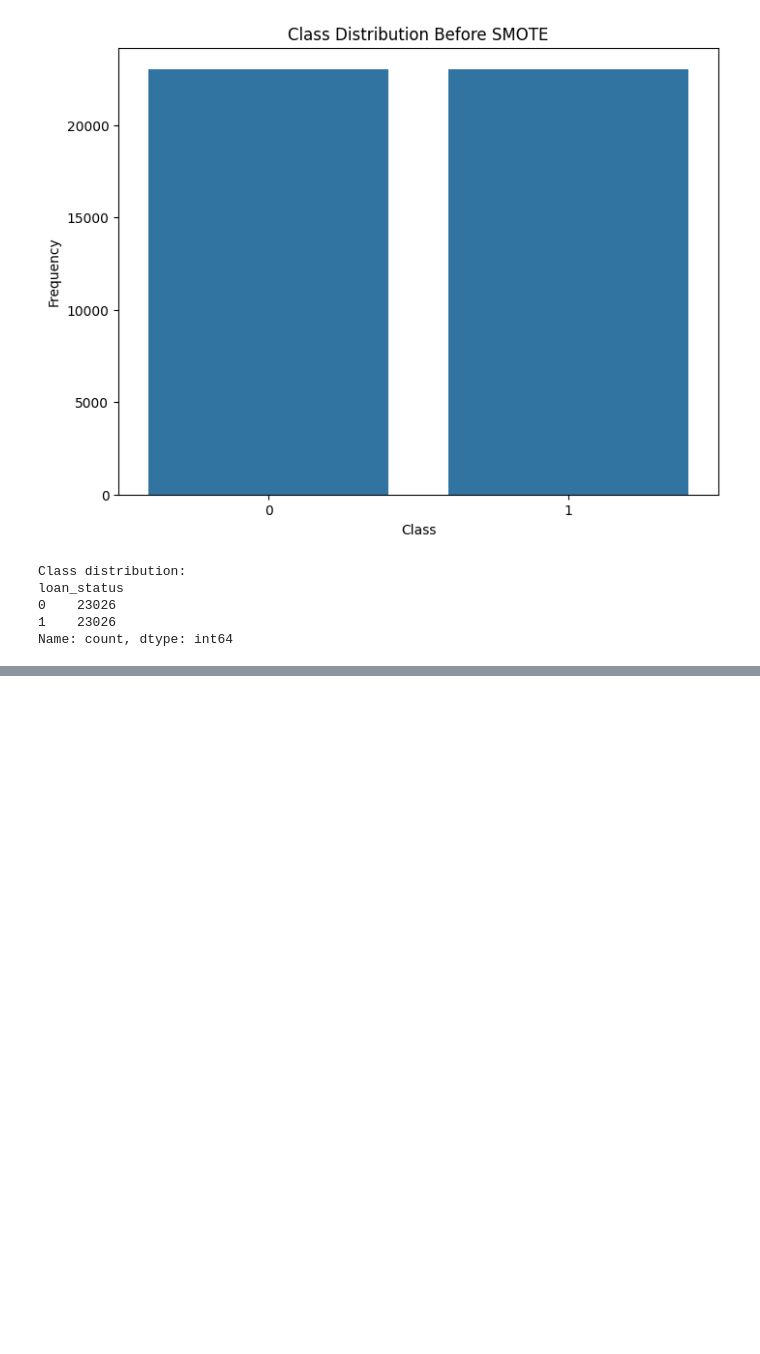
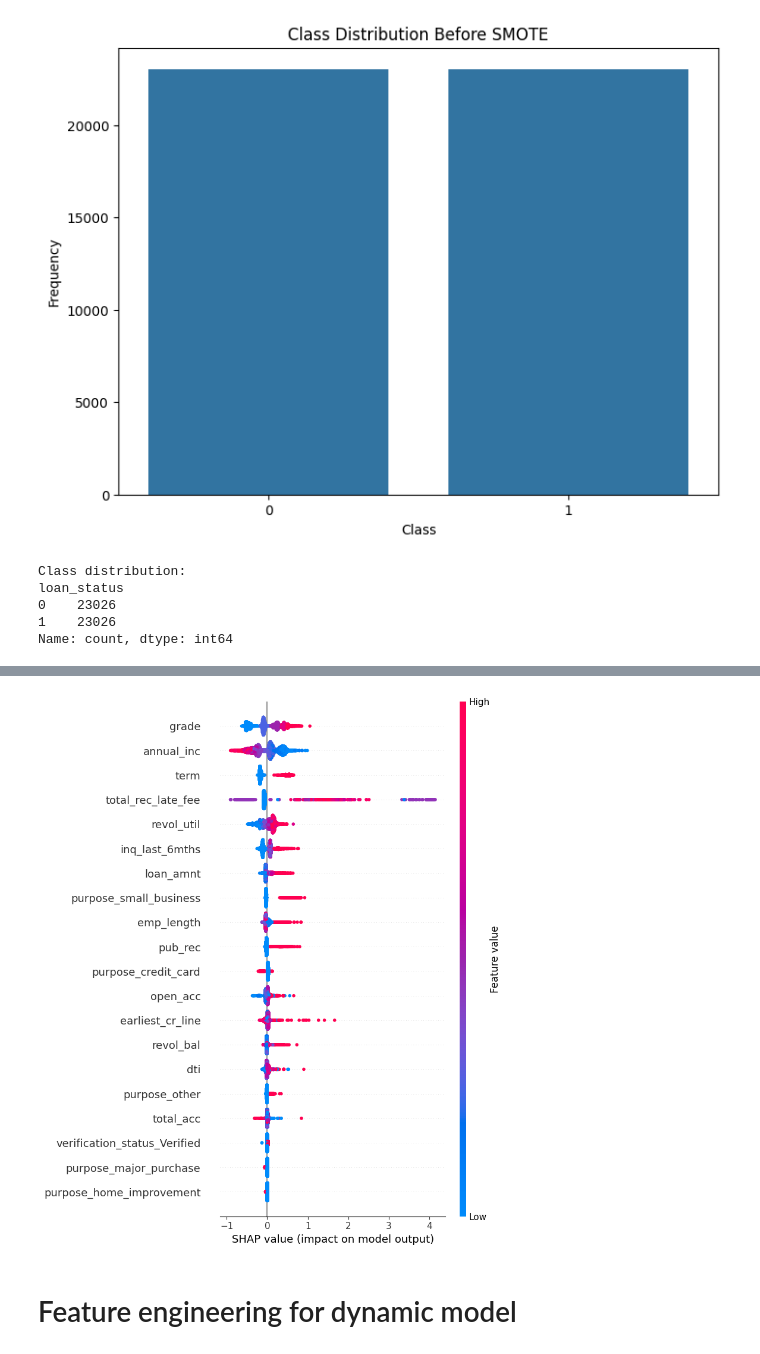
Before and after one commit to dhanmoti/ml-exercise, a Jupyter notebook: SMU_FNCE685_G2_PD_Prediction_v2.ipynb, the cells around one changed output, grey strips where cells are left out. Drawn from its saved outputs; the diff is of its cells as text; code cells hidden in the pictures; blank space fills up the shorter version.

```diff
--- a/SMU_FNCE685_G2_PD_Prediction_v2.ipynb
+++ b/SMU_FNCE685_G2_PD_Prediction_v2.ipynb
@@ -860,0 +1060,28 @@ plot_roc_curve(y_test, y_pred_proba, "LogisticRegression")
+# %%
+from sklearn.metrics import classification_report
+from sklearn.model_selection import train_test_split
+import shap
+import pandas as pd
+import numpy as np
+shap.initjs()
+
+X = df_encoded_cleaned.drop("loan_status", axis=1) # Independent variables
+y = df_encoded_cleaned.loan_status # Dependent variable
+
+# Split into train and test
+X_train, X_test, y_train, y_test = train_test_split(X, y, test_size=0.3, random_state=1)
+
+# Train a machine learning model Gradient Boosting (best model)
+from sklearn.ensemble import GradientBoostingClassifier
+clf = GradientBoostingClassifier()
+clf.fit(X_train, y_train)
+# [TODO] can we increase weight? > we can incerase weight of target var 0-1, GrandientBoost or XGBoost. these model can handle missing values
+
+# Make prediction on the testing data
+y_pred = clf.predict(X_test)
+
+# Classification Report
+print(classification_report(y_pred, y_test))
+
+explainer = shap.Explainer(clf)
+shap_values = explainer.shap_values(X_test)
@@ -860,0 +1099,8 @@ plot_roc_curve(y_test, y_pred_proba, "LogisticRegression")
+# %%
+# SHAP summary plot
+# purpose is to understand rel between feature and target
+shap.summary_plot(shap_values, X_test)
+# %% [output]
+[figure, added]
+# %% [markdown]
+# Feature engineering for dynamic model
```
Also changed, not shown: parts of 76 cells of this notebook.
